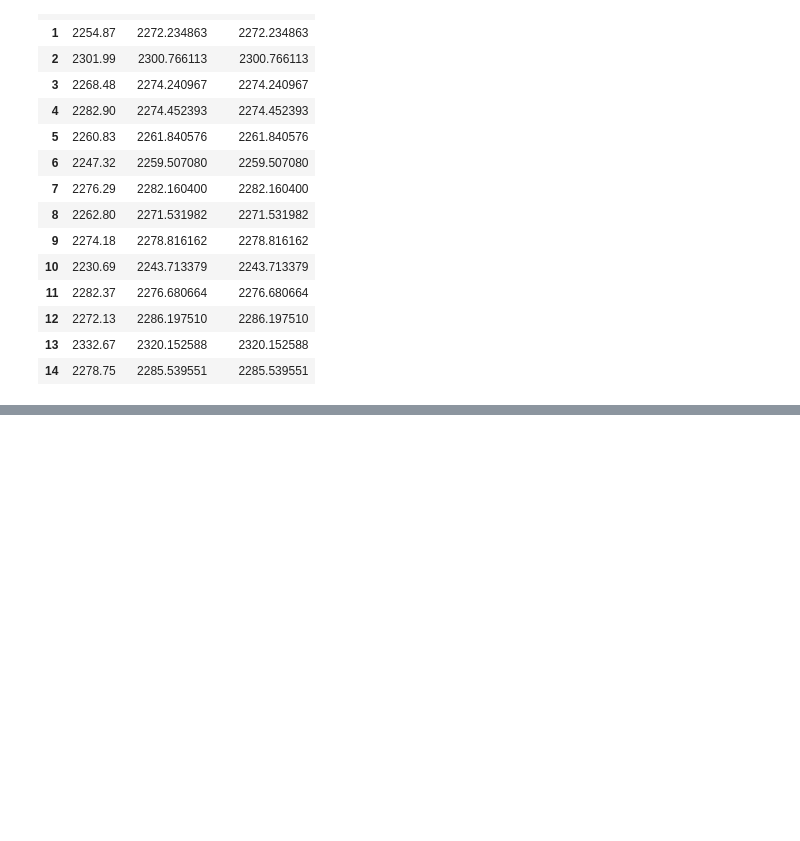
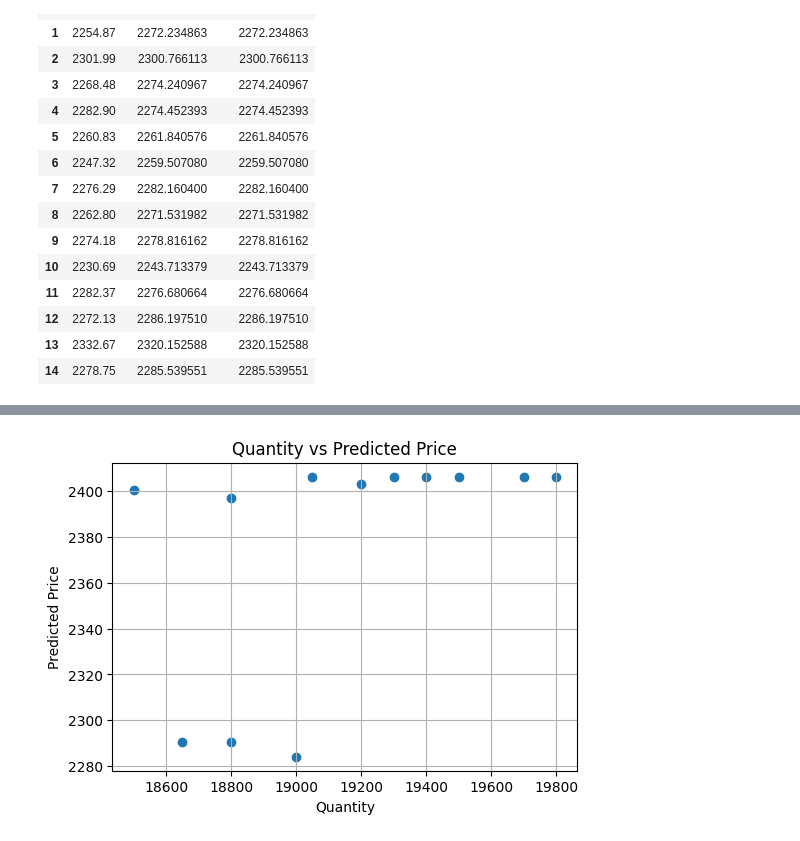
Before and after one commit to abhaydubey200/Second_Project-_Price_prediction_model, a Jupyter notebook: Price_prediction_model.ipynb, the cells around one changed output, grey strips where cells are left out. Drawn from its saved outputs; the diff is of its cells as text; code cells hidden in the pictures; blank space fills up the shorter version.

```diff
--- a/Price_prediction_model.ipynb
+++ b/Price_prediction_model.ipynb
@@ -1812,0 +1903,10 @@ df_master.head()
+# %%
+plt.figure(figsize=(6,4))
+plt.scatter(future_df['Quantity'], future_df['Predicted_Price'])
+plt.title('Quantity vs Predicted Price')
+plt.xlabel('Quantity')
+plt.ylabel('Predicted Price')
+plt.grid()
+plt.show()
+# %% [output]
+[figure, added]
```
Also changed, not shown: parts of 8 cells of this notebook.
